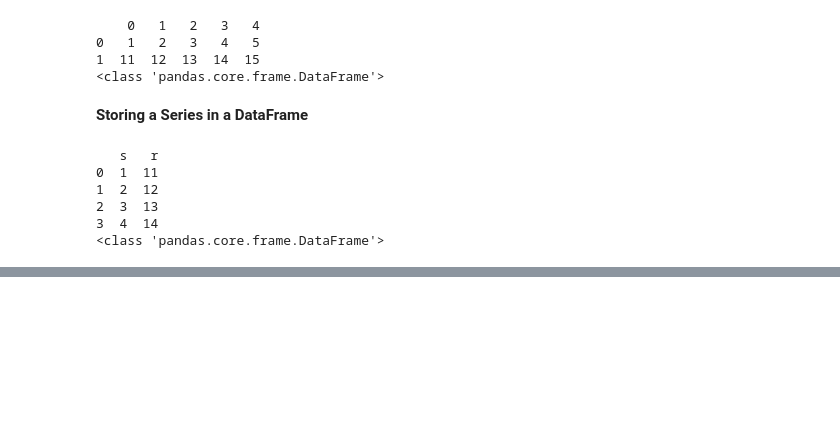
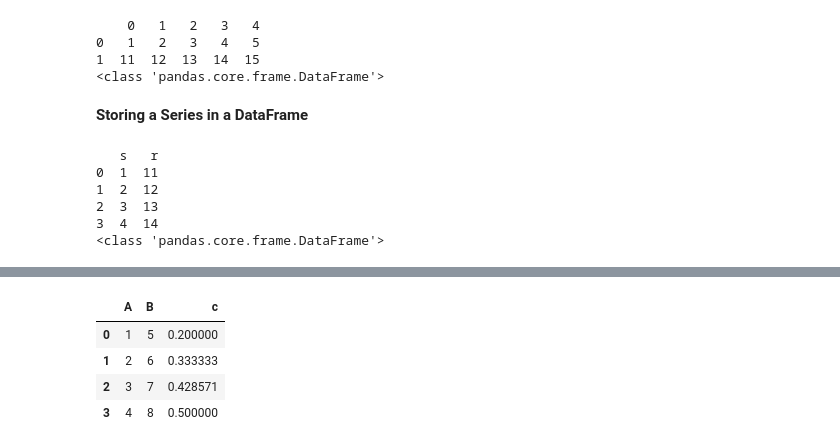
Before and after one commit to Ahiraf/PythonExploration, a Jupyter notebook: Pandas.ipynb, the cells around one changed output, grey strips where cells are left out. Drawn from its saved outputs; the diff is of its cells as text; code cells hidden in the pictures; blank space fills up the shorter version.

```diff
--- a/Pandas.ipynb
+++ b/Pandas.ipynb
@@ -200,0 +232,9 @@ print(type(varsr))
+# %%
+var5["c"] = var5["A"] / var5["B"]
+var5
+# %% [output]
+|  | A | B | c |
+| 0 | 1 | 5 | 0.200000 |
+| 1 | 2 | 6 | 0.333333 |
+| 2 | 3 | 7 | 0.428571 |
+| 3 | 4 | 8 | 0.500000 |
```
Also changed, not shown: parts of 10 cells of this notebook.
